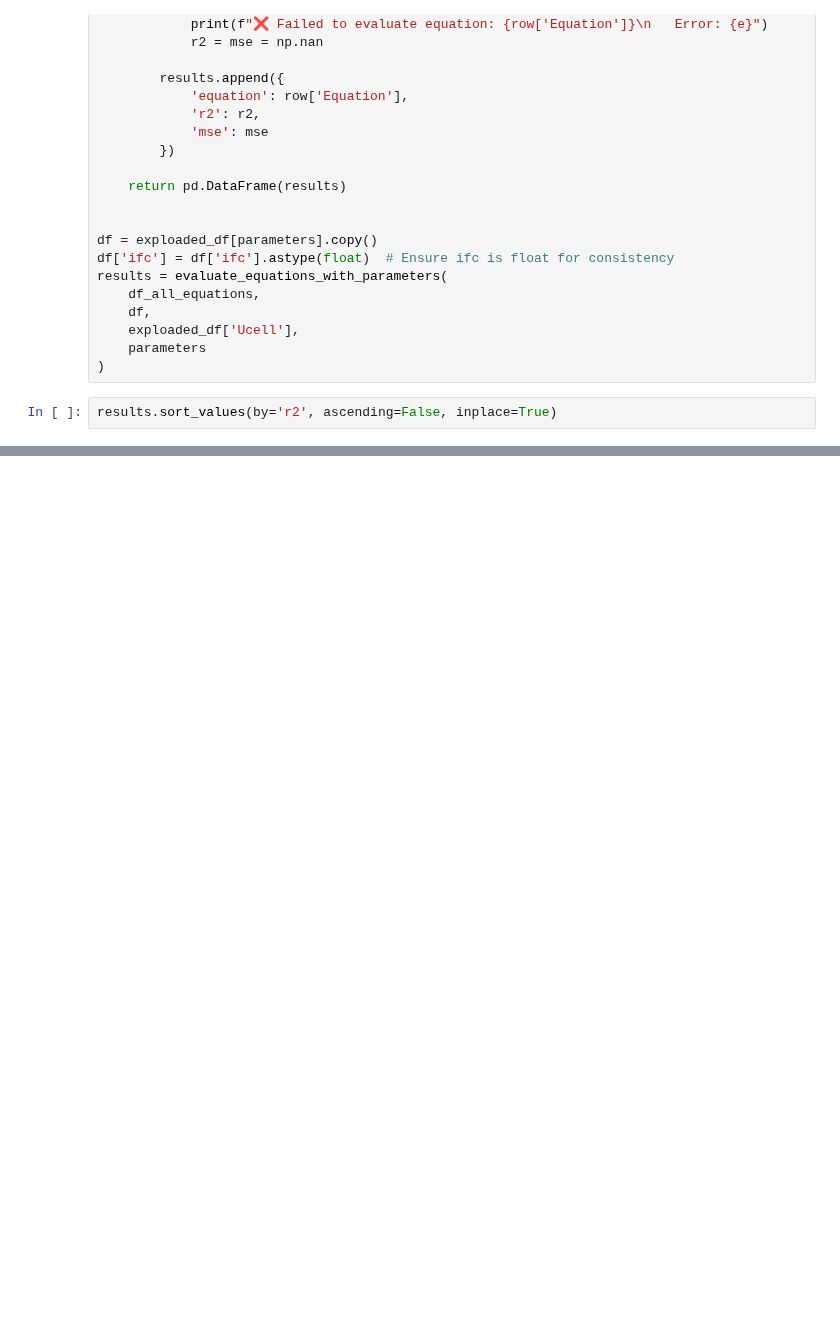
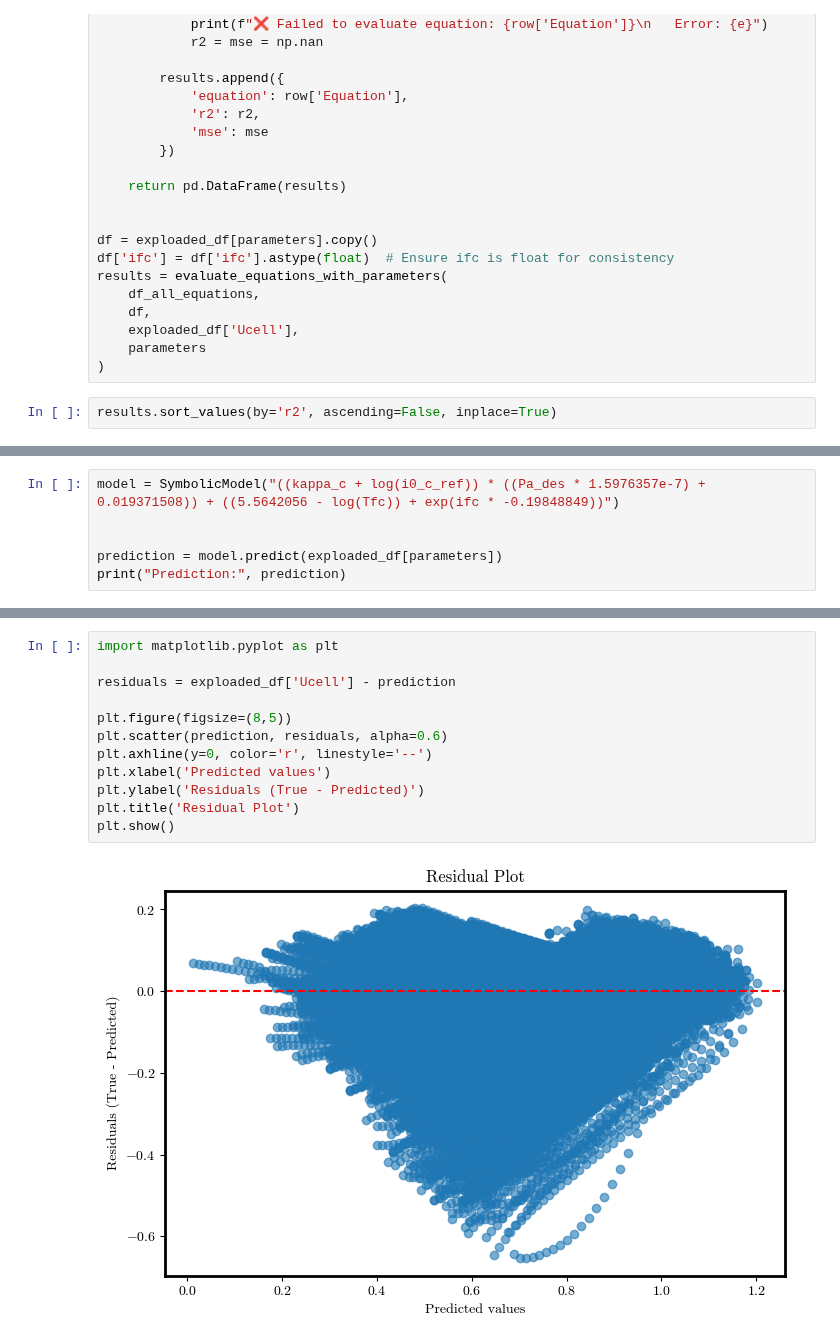
Before and after one commit to DejvisT/Sensitivity-Analysis-and-Surrogate-Modeling-of-PEM-Fuel-Cells, a Jupyter notebook: notebooks/14_SR_results.ipynb, the cells around one changed output, grey strips where cells are left out. Saved outputs shown, nothing was run; the diff lists cells and outputs as text; blank space fills up the shorter version.

Commit message:
Adding SR residual plots

```diff
--- a/notebooks/14_SR_results.ipynb
+++ b/notebooks/14_SR_results.ipynb
@@ -237,0 +270,6 @@ $\displaystyle \text{Equation: } 0.71649367 \\ \text{R}^2 = -0.0000, \quad \text
+# %%
+model = SymbolicModel("((kappa_c + log(i0_c_ref)) * ((Pa_des * 1.5976357e-7) + 0.019371508)) + ((5.5642056 - log(Tfc)) + exp(ifc * -0.19848849))")
+
+
+prediction = model.predict(exploaded_df[parameters])
+print("Prediction:", prediction)
@@ -237,0 +299,14 @@ $\displaystyle \text{Equation: } 0.71649367 \\ \text{R}^2 = -0.0000, \quad \text
+# %%
+import matplotlib.pyplot as plt
+
+residuals = exploaded_df['Ucell'] - prediction
+
+plt.figure(figsize=(8,5))
+plt.scatter(prediction, residuals, alpha=0.6)
+plt.axhline(y=0, color='r', linestyle='--')
+plt.xlabel('Predicted values')
+plt.ylabel('Residuals (True - Predicted)')
+plt.title('Residual Plot')
+plt.show()
+# %% [output]
+[figure, added]
```
Also changed, not shown: parts of 13 cells of this notebook, 2 other files.
